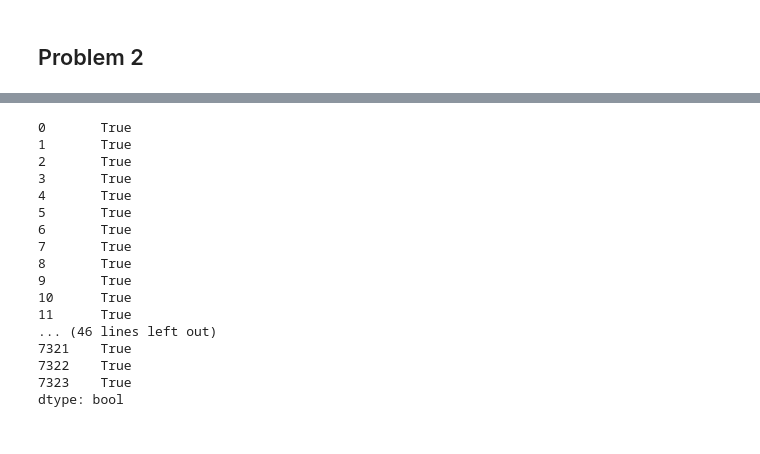
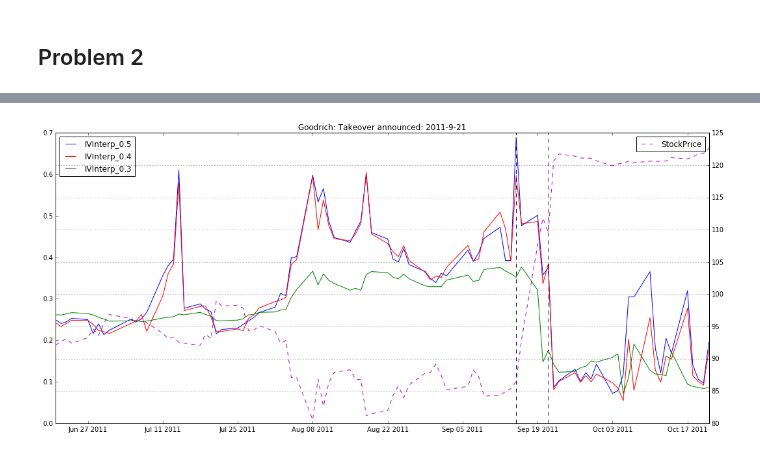
Before and after one commit to bspeice/experimental-finance, a Jupyter notebook: problem_set_7/Project7_Final.ipynb, the cells around one changed output, grey strips where cells are left out. Cells and saved outputs as stored; diff of their text form; code cells hidden in the pictures.

```diff
--- a/problem_set_7/Project7_Final.ipynb
+++ b/problem_set_7/Project7_Final.ipynb
@@ -115,19 +230,20 @@ for delta in [.5,.4,.3]:
         lambda group: delta_interpolate(delta, group)
     )
 # %%
+# We look at the front month and back month options separately for each name
 iv_cols = ['IVInterp_0.3','IVInterp_0.4','IVInterp_0.5']
 # Find front and back expirations
-GR_data = GR_data_raw.join(GR_data_raw.groupby('Date').min()['Expiration'], on=['Date'], rsuffix='_front')
-GR_data = GR_data.join(GR_data.groupby('Date').max()['Expiration'], on=['Date'], rsuffix='_back')
-TWX_data = TWX_data_raw.join(TWX_data_raw.groupby('Date').min()['Expiration'], on=['Date'], rsuffix='_front')
-TWX_data = TWX_data.join(TWX_data.groupby('Date').max()['Expiration'], on=['Date'], rsuffix='_back')
-# Mask nan's
-mask1_GR = (((np.isnan(GR_data['IVInterp_0.5'])) &  (np.isnan(GR_data['IVInterp_0.4']))) == False)
-mask2_GR = (((np.isnan(GR_data['IVInterp_0.3']))) == False)
-mask1_TWX = (((np.isnan(TWX_data['IVInterp_0.5'])) &  (np.isnan(TWX_data['IVInterp_0.4']))) == False)
-mask2_TWX = (((np.isnan(TWX_data['IVInterp_0.3']))) == False)
+GR_front_exp = GR_data_raw[(((np.isnan(GR_data_raw['IVInterp_0.5'])) &  (np.isnan(GR_data_raw['IVInterp_0.4']))) == False)].groupby('Date').min()['Expiration']
+GR_back_exp = GR_data_raw[(((np.isnan(GR_data_raw['IVInterp_0.3']))) == False)].groupby('Date').max()['Expiration']
+TWX_front_exp = TWX_data_raw[(((np.isnan(TWX_data_raw['IVInterp_0.5'])) &  (np.isnan(TWX_data_raw['IVInterp_0.4']))) == False)].groupby('Date').min()['Expiration']
+TWX_back_exp = TWX_data_raw[(((np.isnan(TWX_data_raw['IVInterp_0.3']))) == False)].groupby('Date').max()['Expiration']
+# Set up frames
+GR_data = GR_data_raw.join(GR_front_exp, on=['Date'], rsuffix='_front')
+GR_data = GR_data.join(GR_back_exp, on=['Date'], rsuffix='_back')
+TWX_data = TWX_data_raw.join(TWX_front_exp, on=['Date'], rsuffix='_front')
+TWX_data = TWX_data.join(TWX_back_exp, on=['Date'], rsuffix='_back')
 # Extract interpolated data
-GR_interp_front = GR_data[(GR_data.Expiration == GR_data.Expiration_front) & mask1_GR].groupby(['Date'])[iv_cols].mean()
-GR_interp_back = GR_data[(GR_data.Expiration == GR_data.Expiration_back) & mask2_GR].groupby(['Date'])[iv_cols].mean()
-TWX_interp_front = TWX_data[(TWX_data.Expiration == TWX_data.Expiration_front) & mask1_TWX].groupby(['Date'])[iv_cols].mean()
-TWX_interp_back = TWX_data[(TWX_data.Expiration == TWX_data.Expiration_back) & mask2_TWX].groupby([Date'])[iv_cols].mean()
+GR_interp_front = GR_data[GR_data.Expiration == GR_data.Expiration_front].groupby(['Date'])[iv_cols].mean()
+GR_interp_back = GR_data[GR_data.Expiration == GR_data.Expiration_back].groupby(['Date'])[iv_cols].mean()
+TWX_interp_front = TWX_data[TWX_data.Expiration == TWX_data.Expiration_front].groupby(['Date'])[iv_cols].mean()
+TWX_interp_back = TWX_data[TWX_data.Expiration == TWX_data.Expiration_back].groupby(['Date'])[iv_cols].mean()
@@ -140,20 +249,0 @@ GR_interp_back.plot(figsize=(20,10))
-# %%
-(((np.isnan(GR_data['IVInterp_0.5'])) &  (np.isnan(GR_data['IVInterp_0.4'])))==False)
-# %% [output]
-0       True
-1       True
-2       True
-3       True
-4       True
-5       True
-6       True
-7       True
-8       True
-9       True
-10      True
-11      True
-... (46 lines left out)
-7321    True
-7322    True
-7323    True
-dtype: bool
@@ -273,0 +250,19 @@ def delta_interpolate(delta, group):
+# %%
+# Plot GR
+fig, ax1 = plt.subplots(figsize=(18,8))
+GR_interp_front.fillna(method='ffill',inplace=True)
+GR_interp_back.fillna(method='ffill',inplace=True)
+ax2 = ax1.twinx()
+ax1.plot(GR_interp_front.index, GR_interp_front['IVInterp_0.5'], 'b')
+ax1.plot(GR_interp_front.index, GR_interp_front['IVInterp_0.4'], 'r')
+ax1.plot(GR_interp_back.index, GR_interp_back['IVInterp_0.3'], 'g')
+ax2.plot(GR_data_raw.Date, GR_data_raw.StockPrice, '--m')
+plt.axvline(x='2011-9-15',color='k',ls='dashed')
+plt.axvline(x='2011-9-21',color='k',ls='dashed')
+ax1.legend(loc=2)
+ax2.legend(loc=1)
+plt.grid(True)
+plt.title('Goodrich: Takeover announced: 2011-9-21')
+plt.show()
+# %% [output]
+[figure, added]
```
Also changed, not shown: parts of 10 cells of this notebook.
